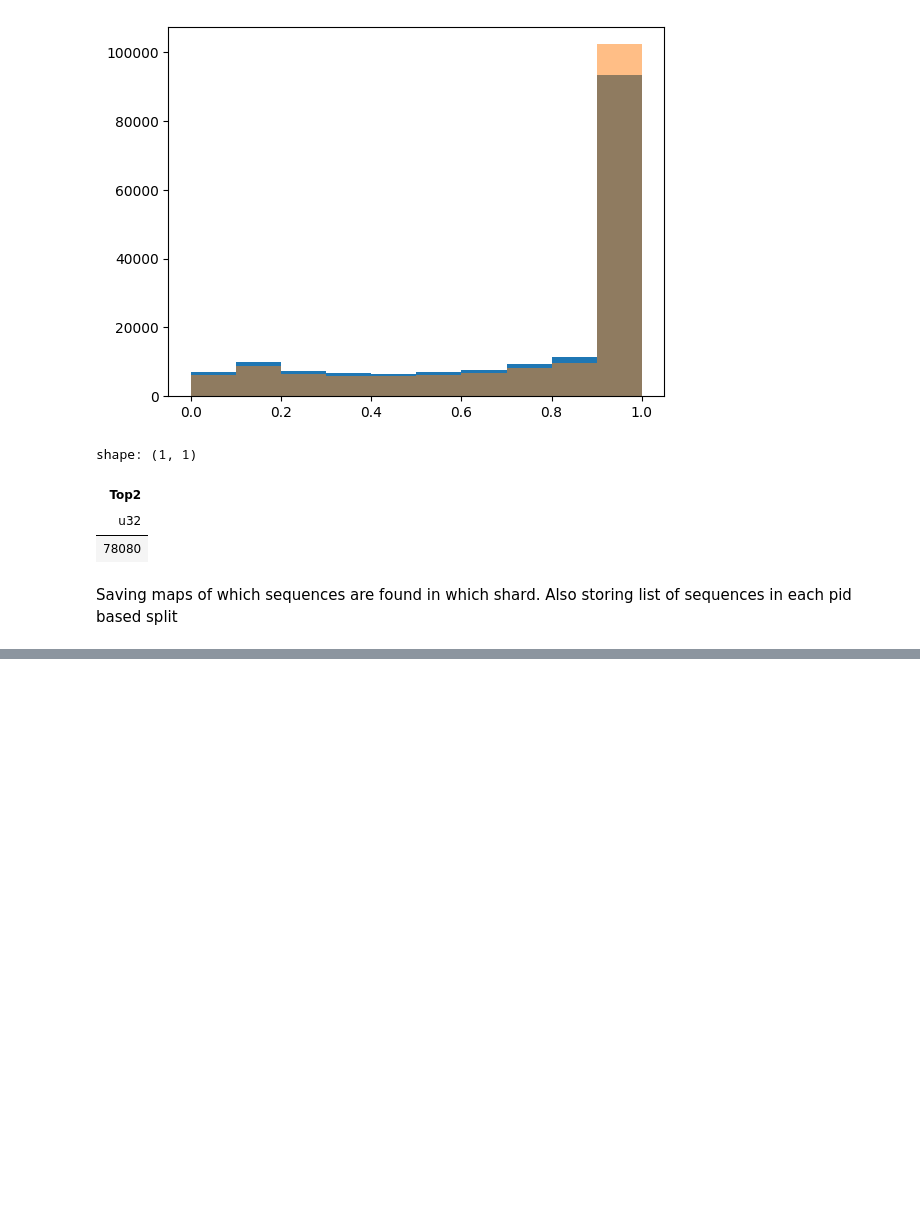
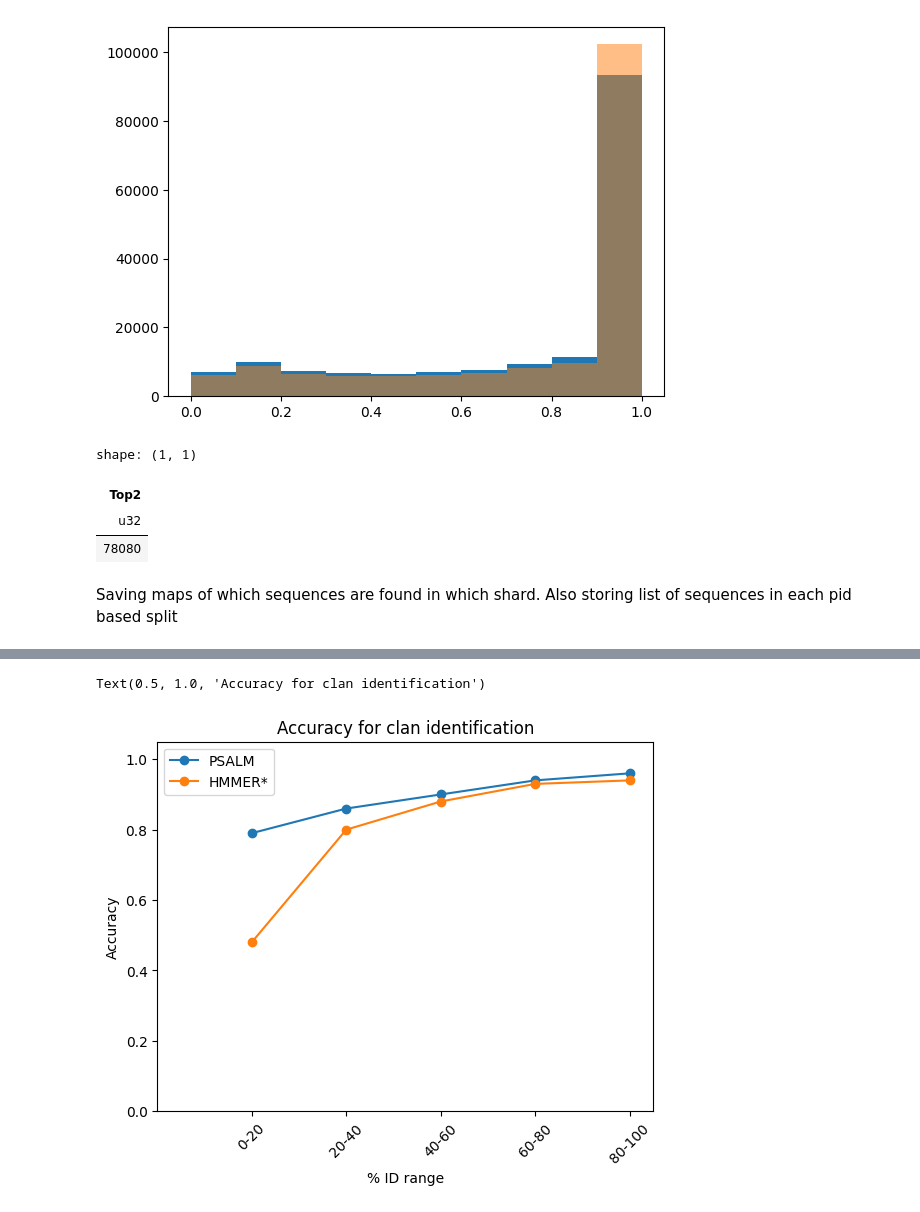
Before and after one commit to Protein-Sequence-Annotation/PSALM, a Jupyter notebook: library/test_esm.ipynb, the cells around one changed output, grey strips where cells are left out. Saved outputs shown, nothing was run; the diff lists cells and outputs as text; code cells hidden in the pictures; blank space fills up the shorter version.

```diff
--- a/library/test_esm.ipynb
+++ b/library/test_esm.ipynb
@@ -937,0 +1157,22 @@ print('100', df_clan_100.mean())
+# %%
+import matplotlib.pyplot as plt
+
+clan_hmmer = [0.48, 0.80, 0.88, 0.93, 0.94]
+clan_psalm = [0.79, 0.86, 0.90, 0.94, 0.96]
+pids = [0.2, 0.4, 0.6, 0.8, 1.0]
+
+plt.figure()
+
+plt.plot(pids, clan_psalm, label='PSALM', marker='o')
+plt.plot(pids, clan_hmmer, label='HMMER*', marker='o')
+
+plt.xlabel('% ID range')
+plt.ylabel('Accuracy')
+plt.xlim(0,1.05)
+plt.xticks(pids, ['0-20', '20-40', '40-60', '60-80', '80-100'], rotation=45)
+plt.ylim(0,1.05)
+plt.legend()
+plt.title('Accuracy for clan identification')
+# %% [output]
+Text(0.5, 1.0, 'Accuracy for clan identification')
+[figure, added]
```
Also changed, not shown: parts of 20 cells of this notebook, 4 other files.
